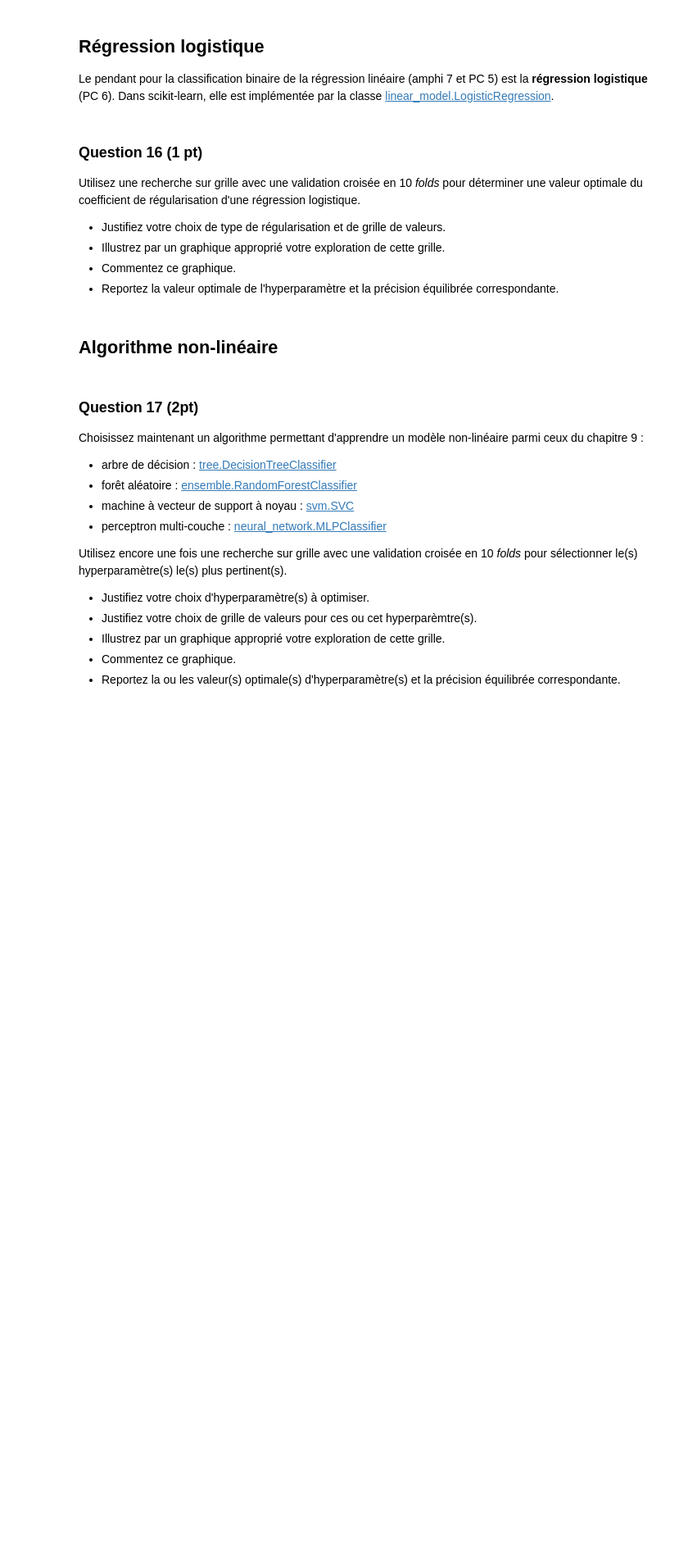
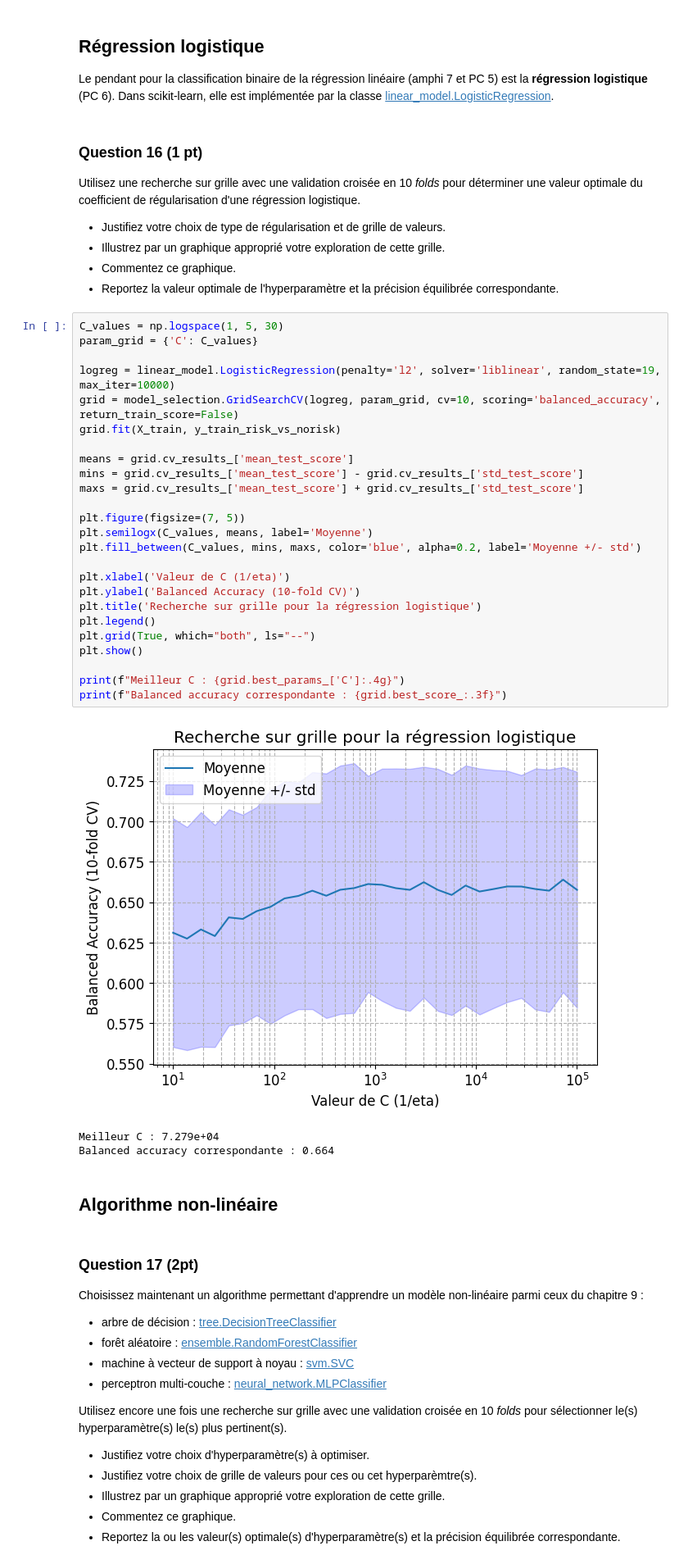
Before and after one commit to gabinsagot/projet_data, a Jupyter notebook: Projet.ipynb, the cells around one changed output. Shown at 82% size. Cells and saved outputs as stored; diff of their text form; blank space fills up the shorter version.

```diff
--- a/Projet.ipynb
+++ b/Projet.ipynb
@@ -335,6 +357,35 @@ Utilisez une recherche sur grille avec une validation croisée en 10 _folds_ pou
 * Illustrez par un graphique approprié votre exploration de cette grille.
 * Commentez ce graphique.
 * Reportez la valeur optimale de l'hyperparamètre et la précision équilibrée correspondante.
+# %%
+C_values = np.logspace(1, 5, 30)
+param_grid = {'C': C_values}
+
+logreg = linear_model.LogisticRegression(penalty='l2', solver='liblinear', random_state=19, max_iter=10000)
+grid = model_selection.GridSearchCV(logreg, param_grid, cv=10, scoring='balanced_accuracy', return_train_score=False)
+grid.fit(X_train, y_train_risk_vs_norisk)
+
+means = grid.cv_results_['mean_test_score']
+mins = grid.cv_results_['mean_test_score'] - grid.cv_results_['std_test_score']
+maxs = grid.cv_results_['mean_test_score'] + grid.cv_results_['std_test_score']
+
+plt.figure(figsize=(7, 5))
+plt.semilogx(C_values, means, label='Moyenne')
+plt.fill_between(C_values, mins, maxs, color='blue', alpha=0.2, label='Moyenne +/- std')
+
+plt.xlabel('Valeur de C (1/eta)')
+plt.ylabel('Balanced Accuracy (10-fold CV)')
+plt.title('Recherche sur grille pour la régression logistique')
+plt.legend()
+plt.grid(True, which="both", ls="--")
+plt.show()
+
+print(f"Meilleur C : {grid.best_params_['C']:.4g}")
+print(f"Balanced accuracy correspondante : {grid.best_score_:.3f}")
+# %% [output]
+[figure, added]
+Meilleur C : 7.279e+04
+Balanced accuracy correspondante : 0.664
 # %% [markdown]
 ## Algorithme non-linéaire
 # %% [markdown]
```
Also changed, not shown: parts of 22 cells of this notebook.
